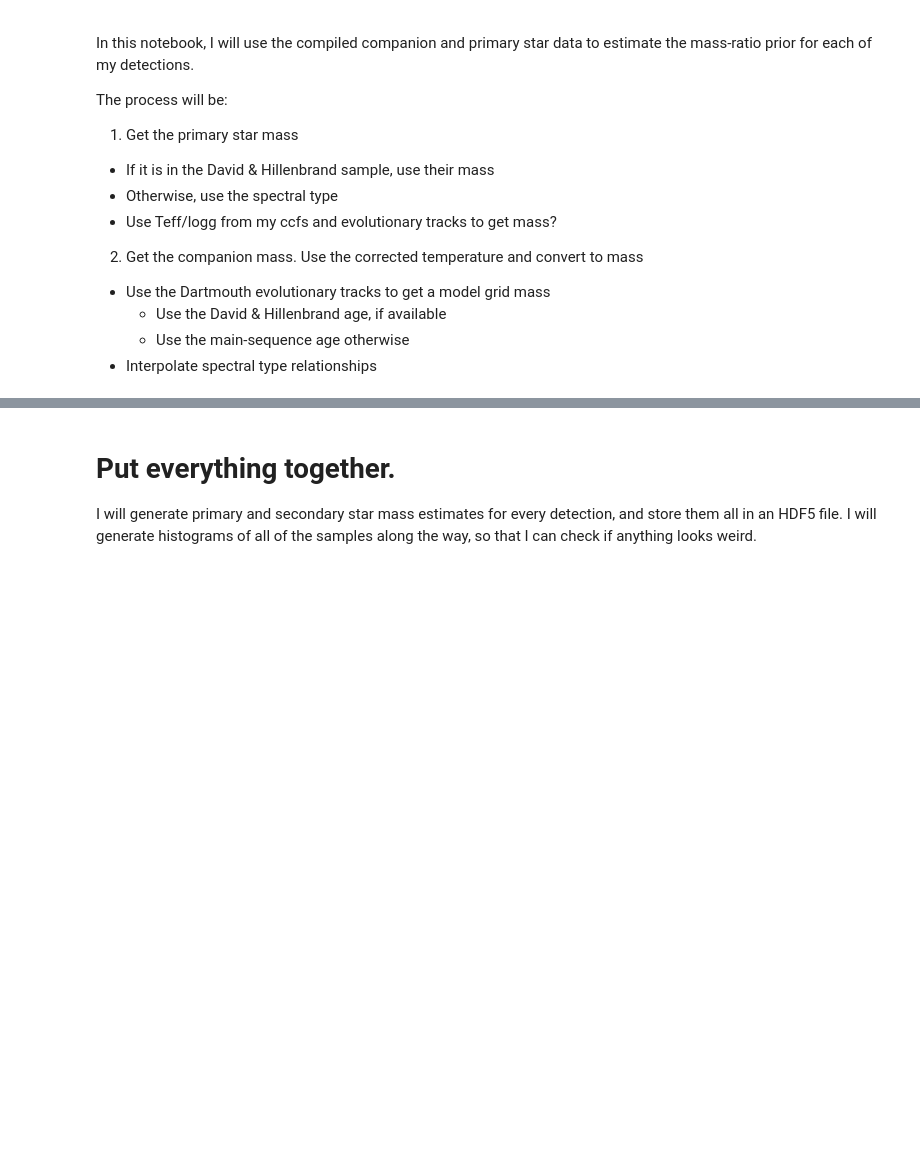
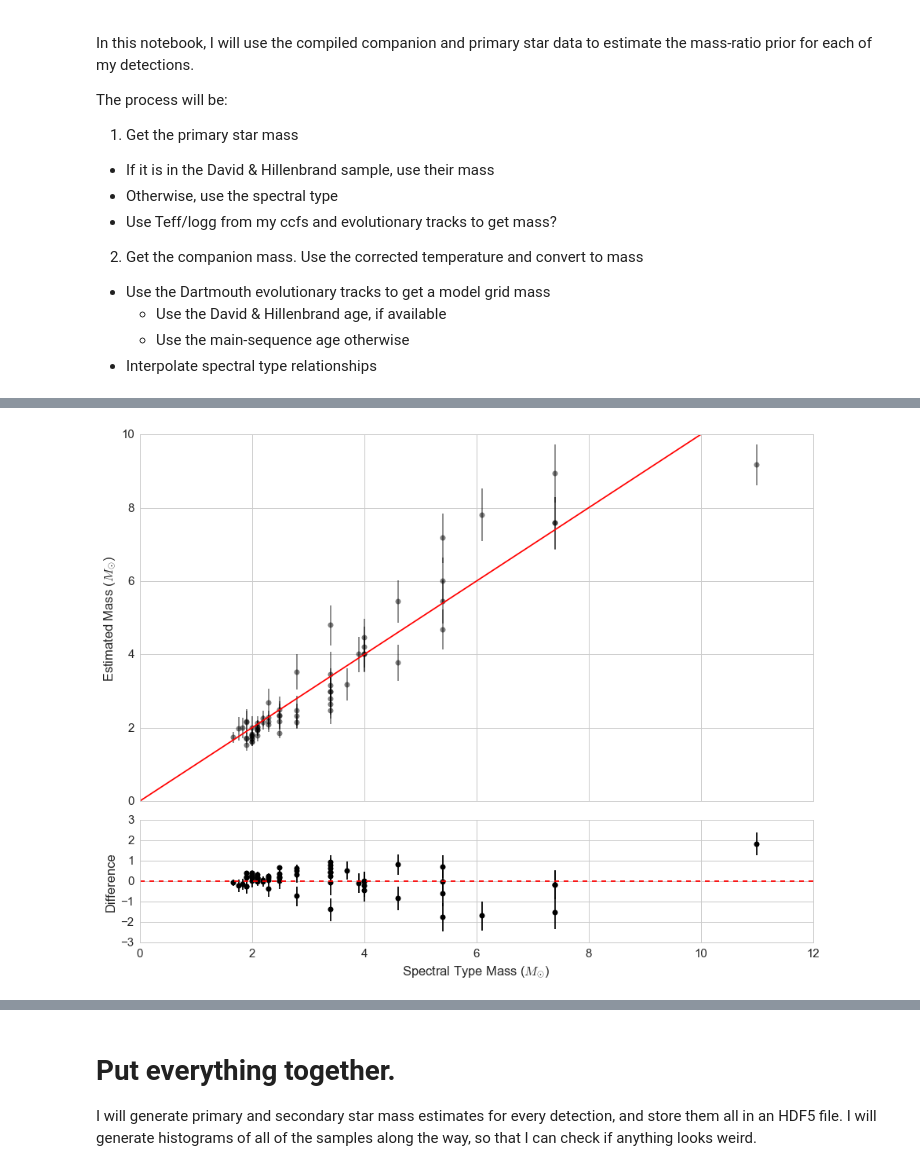
Before and after one commit to kgullikson88/BinaryInference, a Jupyter notebook: MassRatioPriors.ipynb, the cells around one changed output, grey strips where cells are left out. Cells and saved outputs as stored; diff of their text form; code cells hidden in the pictures; blank space fills up the shorter version.

```diff
--- a/MassRatioPriors.ipynb
+++ b/MassRatioPriors.ipynb
@@ -36,0 +50,47 @@ summary = pd.read_csv('Corrected_Companion_Data.csv', sep='|').drop_duplicates(s
+# %%
+with h5py.File('Primary_Parameters.h5', 'r') as f:
+    star_list = f.keys()
+
+import SpectralTypeRelations
+import Mamajek_Table
+import StarData
+import seaborn as sns
+sns.set_context('notebook', font_scale=1.5)
+sns.set_style('whitegrid')
+MS = SpectralTypeRelations.MainSequence()
+MT = Mamajek_Table.MamajekTable()
+MT.mam_df['SpTNum'] = [MS.SpT_To_Number(s) for s in MT.mam_df.SpT]
+sptnum2mass = MT.get_interpolator('SpTNum', 'Msun')
+
+pad_mass = []
+pad_std = []
+spt_mass = []
+for star in star_list:
+    df = pd.read_hdf('Primary_Parameters.h5', star)
+    pad_mass.append(df.mass.mean())
+    pad_std.append(df.mass.std())
+    spt = StarData.GetData(str(star.replace('_', ' '))).spectype
+    sptnum = MS.SpT_To_Number(spt)
+    spt_mass.append(sptnum2mass(sptnum))
+
+# Turn into numpy arrays
+pad_mass = np.array(pad_mass)
+pad_std = np.array(pad_std)
+spt_mass = np.array(spt_mass)
+
+# Plot
+fig, (top, bottom) = plt.subplots(2, 1, sharex=True, figsize=(13,10),
+                                  gridspec_kw=dict(height_ratios=(3,1)))
+top.errorbar(spt_mass, pad_mass, yerr=pad_std, fmt='ko', alpha=0.5)
+top.plot((0, 10), (0, 10), 'r-')
+bottom.errorbar(spt_mass, spt_mass - pad_mass, yerr=pad_std, fmt='ko')
+bottom.plot(bottom.get_xlim(), (0, 0), 'r--')
+
+bottom.set_xlabel('Spectral Type Mass ($M_{\odot}$)')
+bottom.set_ylabel('Difference')
+top.set_ylabel('Estimated Mass ($M_{\odot}$)')
+top.legend(loc='best', fancybox=True)
+
+plt.tight_layout()
+# %% [output]
+[figure, added]
```
Also changed, not shown: parts of 12 cells of this notebook.
